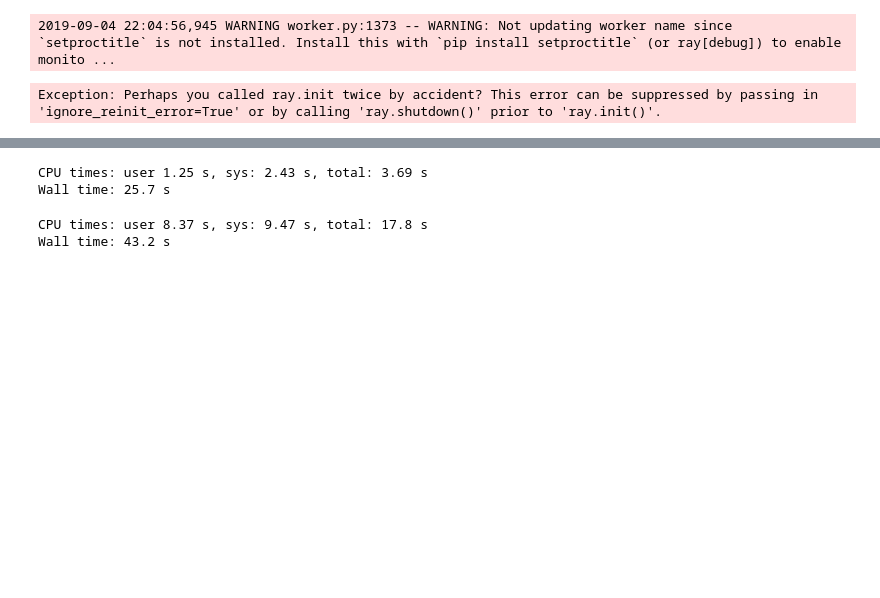
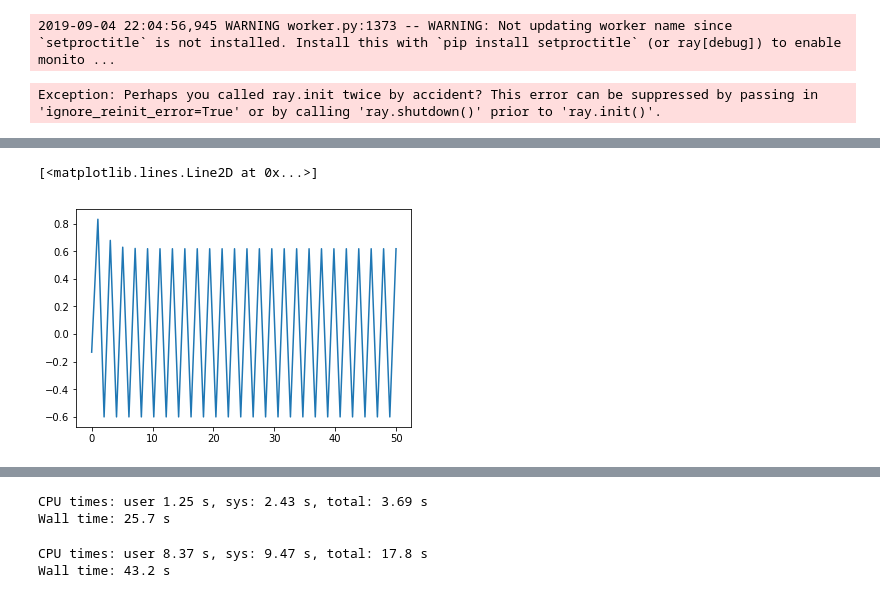
Before and after one commit to sholtodouglas/SAC_TF2, a Jupyter notebook: SAC_modular/Untitled.ipynb, the cells around one changed output, grey strips where cells are left out. Saved outputs shown, nothing was run; the diff lists cells and outputs as text; code cells hidden in the pictures; blank space fills up the shorter version.

```diff
--- a/SAC_modular/Untitled.ipynb
+++ b/SAC_modular/Untitled.ipynb
@@ -12,0 +15,2 @@ Exception: Perhaps you called ray.init twice by accident? This error can be supp
+# %%
+a = np.clip(a, [0.14, -0.6, -0.1, -1, -1, -1, -1, 0], [1, 1, 1, 1, 1, 1, 1, 1])
@@ -12,0 +90,7 @@ Exception: Perhaps you called ray.init twice by accident? This error can be supp
+# %%
+x = np.linspace(0,50,50)
+
+plt.plot(x,a[:,1])
+# %% [output]
+[<matplotlib.lines.Line2D at 0x...>]
+[figure, added]
```
Also changed, not shown: parts of 7 cells of this notebook, 3 other files.
